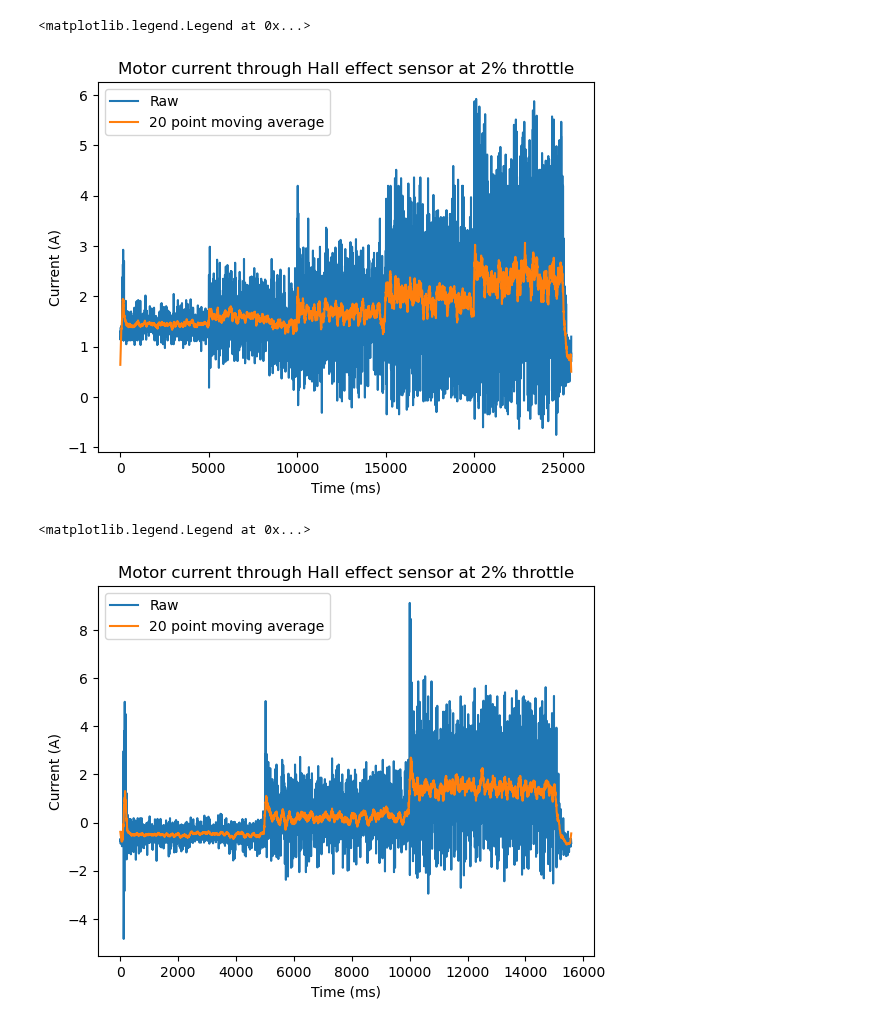
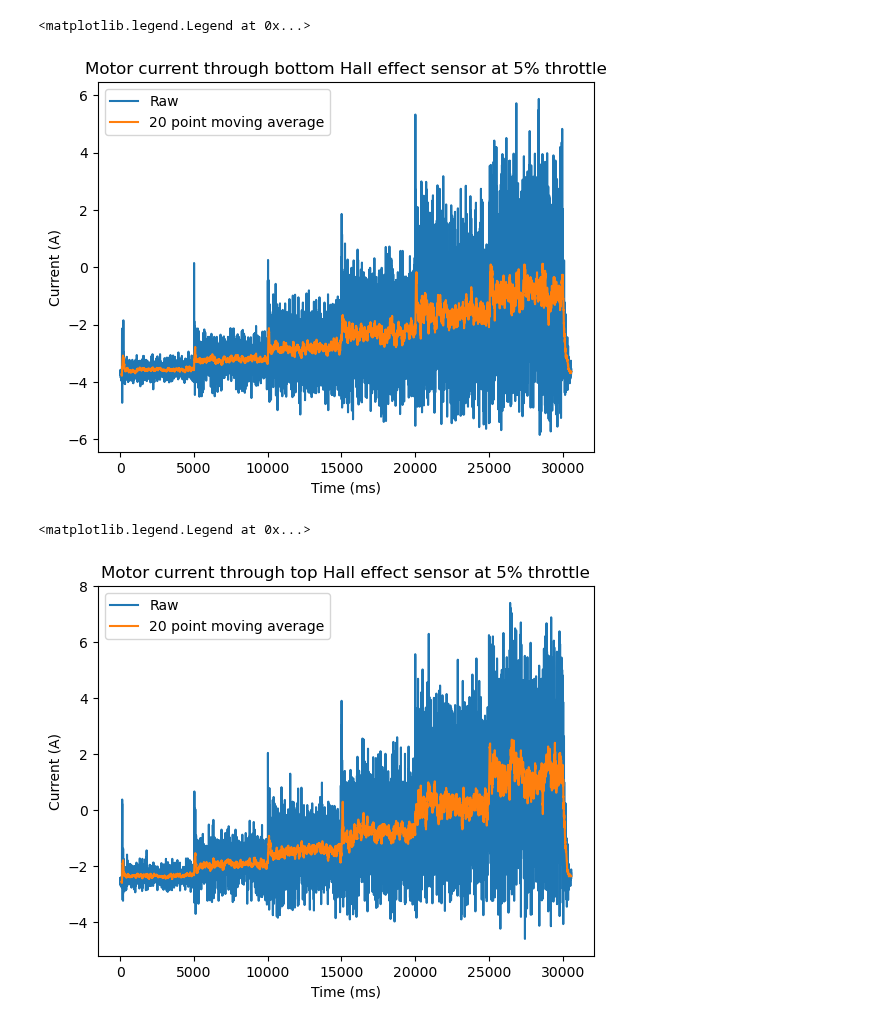
Before and after one commit to gtaharaedmonds/coaxial-drone, a Jupyter notebook: thrust_jig/test_runner/experiment.ipynb, the cells around one changed output. Drawn from its saved outputs; the diff is of its cells as text; code cells hidden in the pictures.

```diff
--- a/thrust_jig/test_runner/experiment.ipynb
+++ b/thrust_jig/test_runner/experiment.ipynb
@@ -14,9 +14,9 @@ print(TestRunner.keys())
 # %%
 # 1. Create a test plan consisting of steps.
-steps = [TestStep(bottom_throttle=i, top_throttle=i, duration_ms=5000) for i in np.arange(5, 31, 5)]
-plan = TestPlan(
-    "test",
-    steps=steps
-)
+steps = [
+    TestStep(bottom_throttle=i, top_throttle=i, duration_ms=1_000)
+    for i in np.arange(5, 31, 5)
+]
+plan = TestPlan("test", steps=steps)
 plan
 # %% [output]
@@ -24,5 +24,7 @@ TestPlan(name='test', steps=[TestStep(duration_ms=5000, top_throttle=5, bottom_t
 # %%
 # 2. Connect to jig and run the test.
-runner = TestRunner(port="COM11", timeout=0.1)
-runner.run(plan=plan)
+df = test_run(
+    filename="../test_data/thrust_jig_calibration_data/hall_sensor/bottom_motor_sweep_01_13.csv",
+    plan=plan,
+)
 # %% [output]
@@ -46,30 +32,30 @@ Rx: 19503166,2814,5414,15.456000,10
 # %%
 # 3. Plot data or get values as Numpy array.
-# runner.plot("bottom_current_A")
-time_ms = runner.values("time_ms")
-bottom_current = runner.values("bottom_current_A")
-plt.plot(time_ms, bottom_current, label='Raw')
-flt_current = np.convolve(bottom_current, np.ones(20), 'same') / 20
-plt.plot(time_ms, flt_current, label='20 point moving average')
-plt.xlabel('Time (ms)')
-plt.ylabel('Current (A)')
-plt.title('Motor current through Hall effect sensor at 2% throttle')
+# df.plot(y="bottom_current_A")
+time_ms = df.index
+bottom_current = df["bottom_current_A"]
+plt.plot(time_ms, bottom_current, label="Raw")
+flt_current = bottom_current.rolling(window=20).mean()
+plt.plot(time_ms, flt_current, label="20 point moving average")
+plt.xlabel("Time (ms)")
+plt.ylabel("Current (A)")
+plt.title("Motor current through bottom Hall effect sensor at 5% throttle")
 plt.legend()
 # %% [output]
 <matplotlib.legend.Legend at 0x...>
-[figure, old version]
+[figure, new version]
 # %%
 # 3. Plot data or get values as Numpy array.
-# runner.plot("bottom_current_A")
-time_ms = runner.values("time_ms")
-bottom_current = runner.values("top_current_A")
-plt.plot(time_ms, bottom_current, label='Raw')
-flt_current = np.convolve(bottom_current, np.ones(20), 'same') / 20
-plt.plot(time_ms, flt_current, label='20 point moving average')
-plt.xlabel('Time (ms)')
-plt.ylabel('Current (A)')
-plt.title('Motor current through Hall effect sensor at 2% throttle')
+# df.plot(y="top_current_A")
+time_ms = df.index
+bottom_current = df["top_current_A"]
+plt.plot(time_ms, bottom_current, label="Raw")
+flt_current = bottom_current.rolling(window=20).mean()
+plt.plot(time_ms, flt_current, label="20 point moving average")
+plt.xlabel("Time (ms)")
+plt.ylabel("Current (A)")
+plt.title("Motor current through top Hall effect sensor at 5% throttle")
 plt.legend()
 # %% [output]
 <matplotlib.legend.Legend at 0x...>
-[figure, old version]
+[figure, new version]
```
Also changed, not shown: parts of 12 cells of this notebook, 6 other files.
